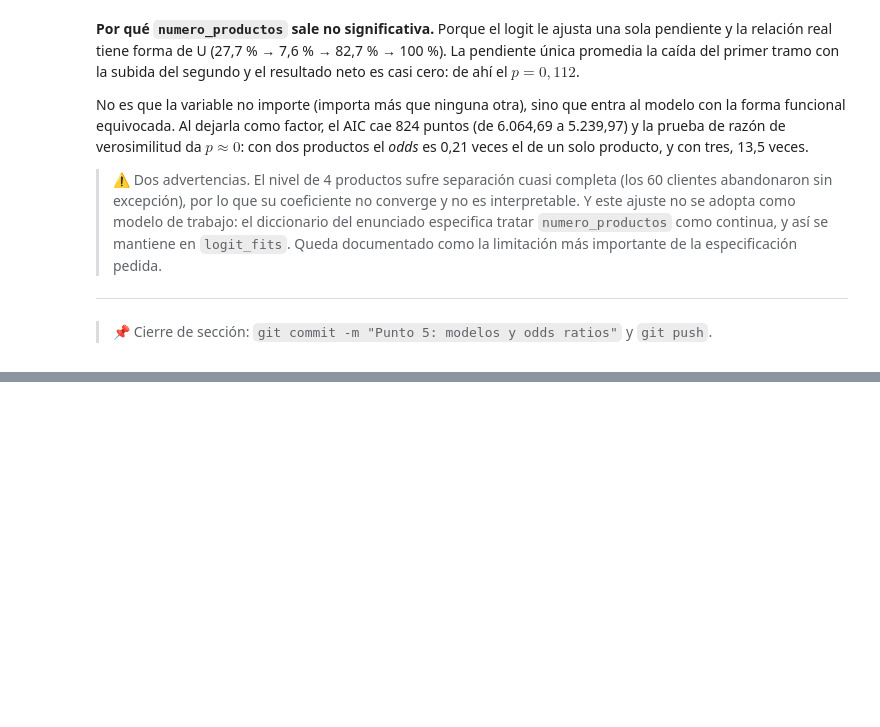
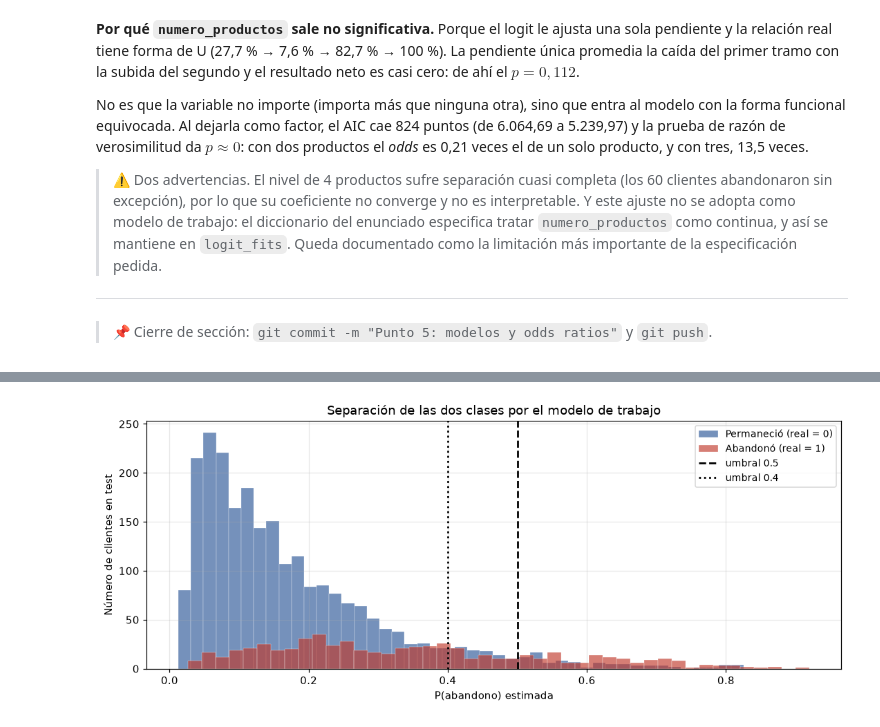
Before and after one commit to PapiNickie/taller-abandono-producto-20262, a Jupyter notebook: Taller_Abandono_Producto_Financiero.ipynb, the cells around one changed output, grey strips where cells are left out. Drawn from its saved outputs; the diff is of its cells as text; code cells hidden in the pictures; blank space fills up the shorter version.

```diff
--- a/Taller_Abandono_Producto_Financiero.ipynb
+++ b/Taller_Abandono_Producto_Financiero.ipynb
@@ -1399,0 +1414,13 @@ forma funcional equivocada. Al dejarla como factor, el AIC cae 824 puntos (de 6.
+# %%
+probs = logit_fits.predict(Test_Data)
+
+print("PROBABILIDADES ESTIMADAS EN TEST")
+print("=" * 56)
+print(f"n            : {len(probs):,}")
+print(f"Mínimo       : {probs.min():.4f}")
+print(f"Máximo       : {probs.max():.4f}")
+print(f"Media        : {probs.mean():.4f}   "
+      f"(tasa observada en test: {Test_Data['abandono'].mean():.4f})")
+print(f"Mediana      : {probs.median():.4f}")
+print(f"\nClientes con probabilidad > 0.5 : {int((probs > 0.5).sum()):,}")
+print(f"Clientes con probabilidad > 0.4 : {int((probs > 0.4).sum()):,}")
@@ -1399,0 +1438,16 @@ forma funcional equivocada. Al dejarla como factor, el AIC cae 824 puntos (de 6.
+# %%
+fig, ax = plt.subplots(figsize=(10, 4.2))
+ax.hist(probs[Test_Data["abandono"] == 0], bins=45, alpha=0.65,
+        color=COL_PERM, label="Permaneció (real = 0)", edgecolor="white", linewidth=0.3)
+ax.hist(probs[Test_Data["abandono"] == 1], bins=45, alpha=0.65,
+        color=COL_ABAN, label="Abandonó (real = 1)", edgecolor="white", linewidth=0.3)
+ax.axvline(0.5, color="black", ls="--", lw=1.8, label="umbral 0.5")
+ax.axvline(0.4, color="black", ls=":", lw=1.8, label="umbral 0.4")
+ax.set_xlabel("P(abandono) estimada")
+ax.set_ylabel("Número de clientes en test")
+ax.set_title("Separación de las dos clases por el modelo de trabajo")
+ax.legend(fontsize=9)
+plt.tight_layout()
+plt.show()
+# %% [output]
+[figure, added]
```
Also changed, not shown: parts of 7 cells of this notebook.
